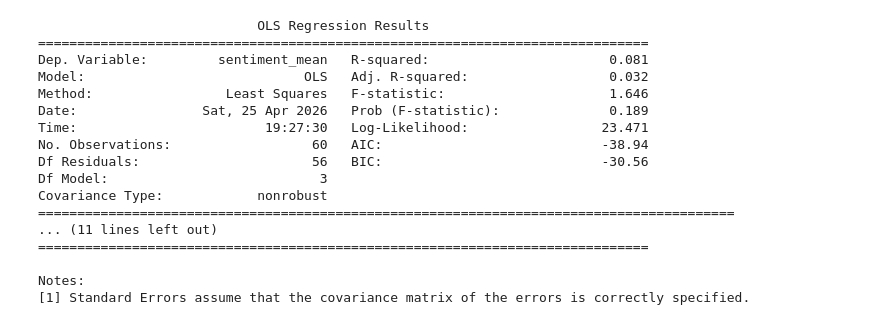
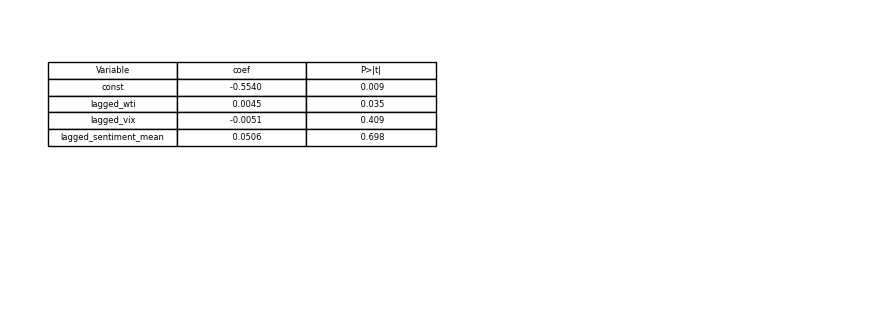
Before and after one commit to HMaxwell741/University-Empirical-Project, a Jupyter notebook: Scripts/Outputs.ipynb, the cells around one changed output. Drawn from its saved outputs; the diff is of its cells as text; code cells hidden in the pictures; blank space fills up the shorter version.

Commit message:
Updated comments in general, and added comments on saving regression as ng

```diff
--- a/Scripts/Outputs.ipynb
+++ b/Scripts/Outputs.ipynb
@@ -17,42 +19,38 @@ pd.set_option('display.max_rows', 500)
 # %%
 # Regression 1: Basic exploratory regression
 # checking is sentiment is persistant, can oil yesterday move sentiment, and does braoder market fear drive sentiement.
 
 reg1 = All_needed_data.copy()
 reg1.dropna(inplace=True) # Wont run if null values.
 
 x1 = reg1[['lagged_wti','lagged_vix','lagged_sentiment_mean']] # Our independent variables  If we use lagged_ovx, we introduce alot of multicolinearity as wti (oil) and ovx (oil volatility)
-#x1 = reg1[['lagged_wti']]
 y1 = reg1['sentiment_mean'] # Our dependent variable
 
 x1 = sm.add_constant(x1)
 model1 = sm.OLS(y1, x1).fit()
-print(model1.summary())
 
-with open ('../Outputs/Table/Regression1.csv', 'w') as f:
+with open('../Outputs/Table/Regression1_FULL.txt', 'w') as f: # Also saving as a txt so you can veiw the whole thing.
     f.write(str(model1.summary()))
 
+# The below code coverts the regression into dataframe, so that it can be saved as a table png.
+# This is so our final output has regression models that automatically update, and dont need to have data manually inputted.
+# This option also just looks nicer than dispalyer the full regression output (which is also saved)
 
-# We expalin 14-20% of the varience in sentiment mean (R^2 vs adj R^2), with our model being jointly significant at the 5% level.
-# Both yesterdays wti and vix value are statistically insignificant, thus sentiment does not follow oil and market fear movements day after day.
-# Thus news is not just reacting to yesterdays barrel price of oil.
+table1 = model1.summary().tables[1] # We create a dataframe of the regression variable outputs only
+df1 = pd.DataFrame(table1.data[1:], columns=table1.data[0])
+df1 = df1[['coef','P>|t|']]
+df1.index = ['const', 'lagged_wti', 'lagged_vix', 'lagged_sentiment_mean']
+df1 = df1.reset_index().rename(columns={'index': 'Variable'}) # We have to manually add the variable names, and reformate the dataframe to include them.
+
+fig, ax = plt.subplots(figsize=(5, 2)) # Creating a table of the dataframe so we can save it as a png
+ax.axis('off')
+
+table = ax.table(cellText=df1.values,colLabels=df1.columns,loc='center', cellLoc='center')
+
+plt.savefig('../Outputs/Table/Regression1.png', bbox_inches='tight', dpi=300, transparent=True)
+
+plt.show()
 # %% [output]
-                            OLS Regression Results
-==============================================================================
-Dep. Variable:         sentiment_mean   R-squared:                       0.081
-Model:                            OLS   Adj. R-squared:                  0.032
-Method:                 Least Squares   F-statistic:                     1.646
-Date:                Sat, 25 Apr 2026   Prob (F-statistic):              0.189
-Time:                        19:27:30   Log-Likelihood:                 23.471
-No. Observations:                  60   AIC:                            -38.94
-Df Residuals:                      56   BIC:                            -30.56
-Df Model:                           3
-Covariance Type:            nonrobust
-=========================================================================================
-... (11 lines left out)
-==============================================================================
-
-Notes:
-[1] Standard Errors assume that the covariance matrix of the errors is correctly specified.
+[figure, added]
 # %%
 # Regression 2: Adding dummies and interactive terms.
```
Also changed, not shown: parts of 10 cells of this notebook, 2 other files.
